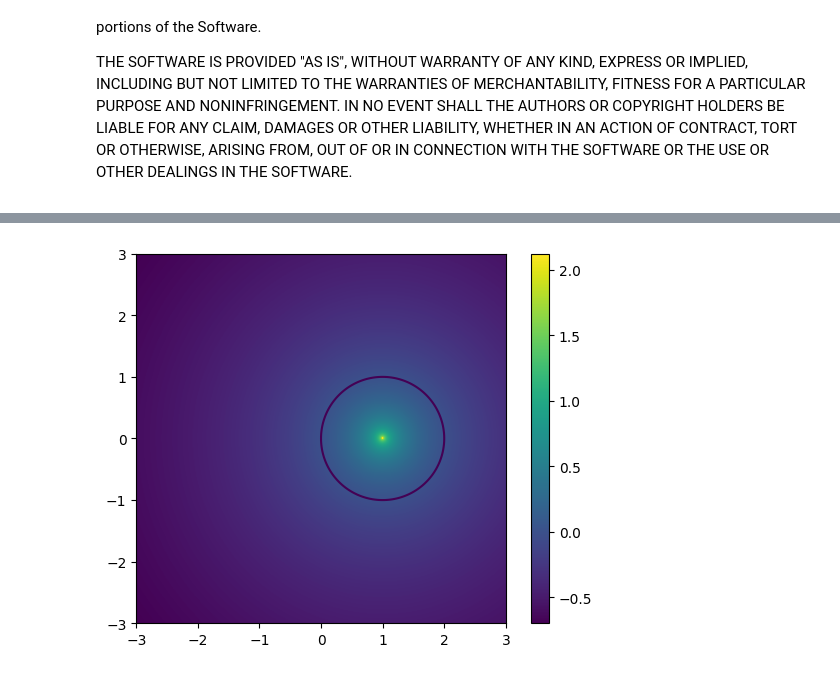
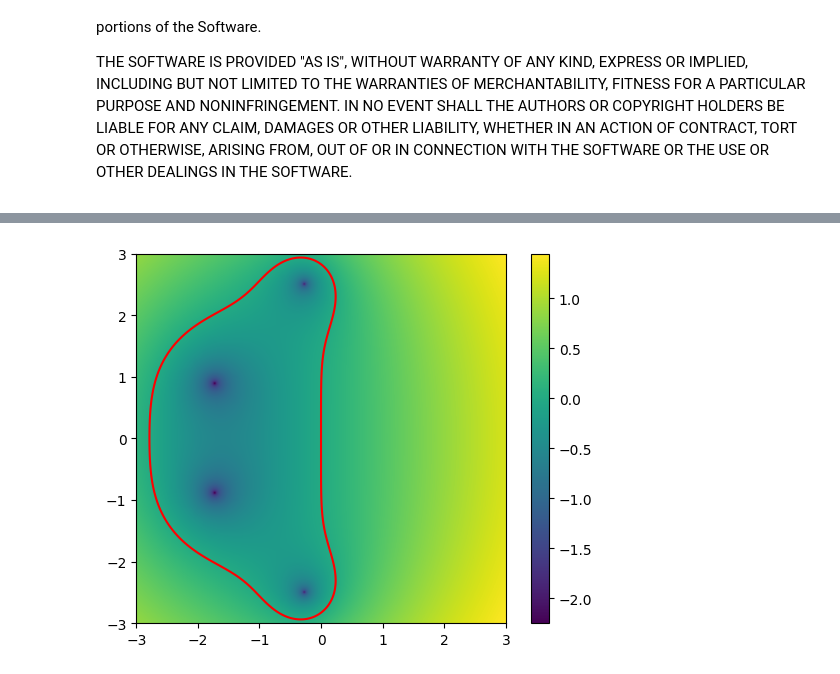
Before and after one commit to inducer/numerics-notes, a Jupyter notebook: demos/ivp_odes/Stability and Stability Functions.ipynb, the cells around one changed output, grey strips where cells are left out. Drawn from its saved outputs; the diff is of its cells as text; code cells hidden in the pictures; folded sections open.

```diff
--- a/demos/ivp_odes/Stability and Stability Functions.ipynb
+++ b/demos/ivp_odes/Stability and Stability Functions.ipynb
@@ -47,10 +76,35 @@ def stab_bw(z):
+# %%
+#clear
+def stab_fw(z):
+    return 1 + z
+
+def stab_bw(z):
+    return 1/(1 - z)
+
+def stab_heun(z):
+    return (1/2)*z**2 + z + 1
+
+def stab_rk4(z):
+    return (1/24)*z**4 + (1/6)*z**3 + (1/2)*z**2 + z + 1
+
+def stab_trapezoidal(z):
+    return -z**2/(2*z - 4) + (1/2)*z - z/(z - 2) + 1
 # %%
 if 0:
     step = step_fw
     stab = stab_fw
-else:
+elif 0:
     step = step_bw
     stab = stab_bw
+elif 0:
+    step = step_heun
+    stab = stab_heun
+elif 1:
+    step = step_rk4
+    stab = stab_rk4
+elif 0:
+    step = None
+    stab = stab_trapezoidal
 # %%
 times = [0]
 ys = [np.array([0.1, 0.9])]
@@ -73,10 +127,11 @@ pt.plot(times, ys[:, 0])
 # %%
-re, im = np.mgrid[-3:3:400j, -3:3:400j]
+ext = 3
+re, im = np.mgrid[-ext:ext:400j, -ext:ext:400j]
 z = re + 1j*im
 
-pt.imshow(np.log10(np.abs(stab(z))[..., ::-1].T), extent=(-3, 3, -3, 3))
+pt.imshow(np.log10(np.abs(stab(z))[..., ::-1].T), extent=(-ext, ext, -ext, ext))
 pt.colorbar()
-pt.contour(np.log10(np.abs(stab(z))[..., ::-1].T), extent=(-3, 3, -3, 3), levels=[0])
+pt.contour(np.log10(np.abs(stab(z))[..., ::-1].T), extent=(-ext, ext, -ext, ext), levels=[0], colors=["r"])
 pt.gca().set_aspect("equal")
 # %% [output]
-[figure, old version]
+[figure, new version]
```
Also changed, not shown: parts of 25 cells of this notebook, 2 other files.
